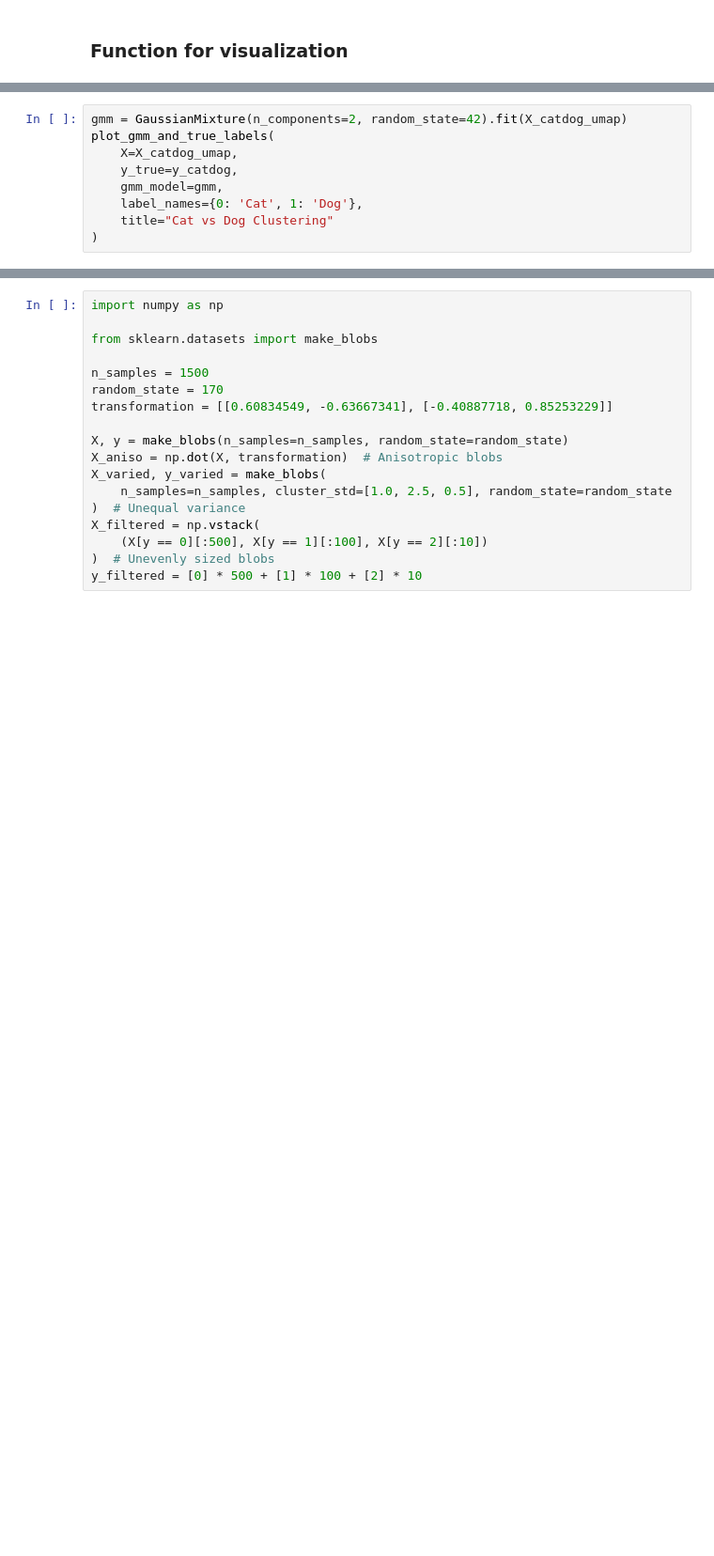
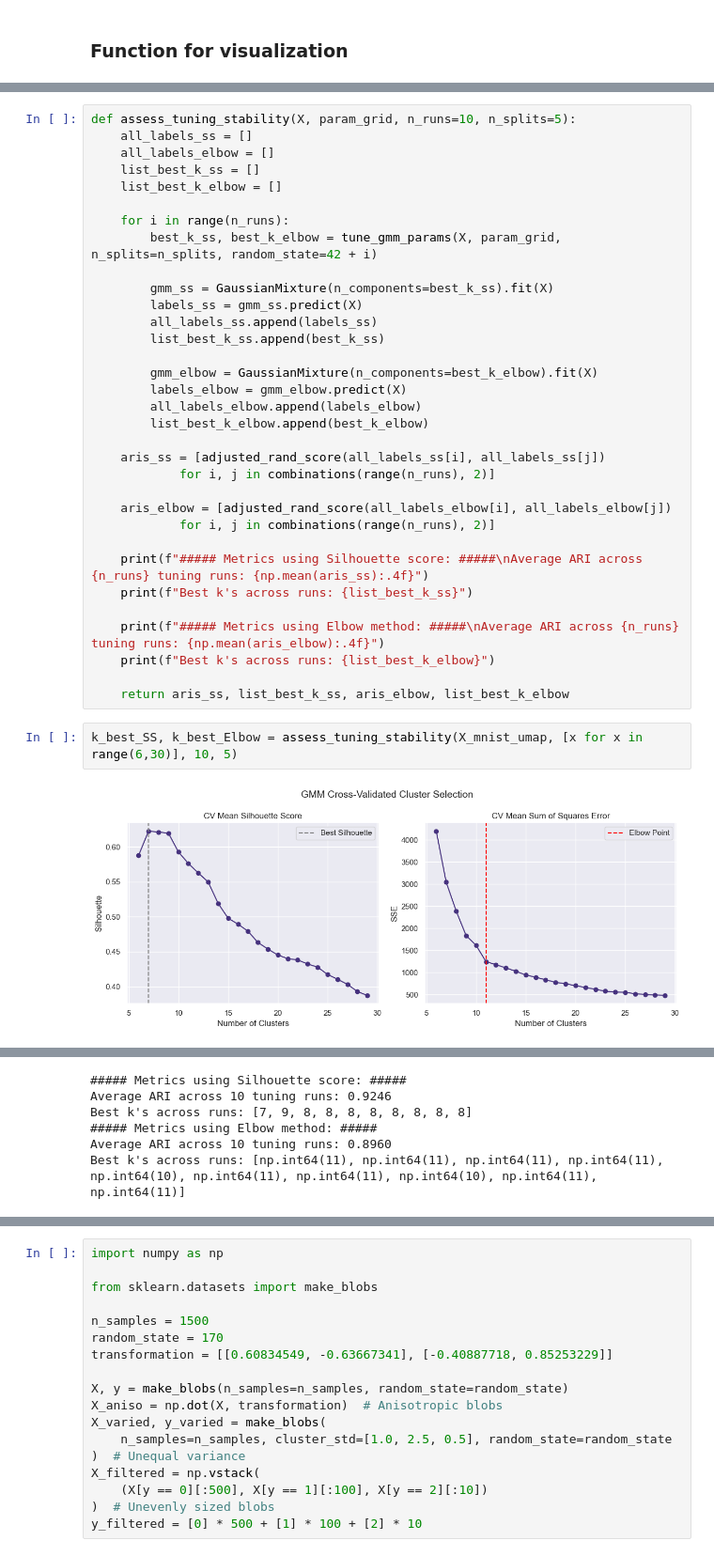
Before and after one commit to Max-Fredsdal/MVE441, a Jupyter notebook: project_3/project_3_GMM.ipynb, the cells around one changed output, grey strips where cells are left out. Shown at 94% size. Drawn from its saved outputs; the diff is of its cells as text; blank space fills up the shorter version.

```diff
--- a/project_3/project_3_GMM.ipynb
+++ b/project_3/project_3_GMM.ipynb
@@ -143,12 +146,3 @@ def plot_gmm_and_true_labels(X, y_true, gmm_model, label_names=None, title="GMM
     sns.despine()
     plt.tight_layout()
     plt.show()
-# %%
-gmm = GaussianMixture(n_components=2, random_state=42).fit(X_catdog_umap)
-plot_gmm_and_true_labels(
-    X=X_catdog_umap,
-    y_true=y_catdog,
-    gmm_model=gmm,
-    label_names={0: 'Cat', 1: 'Dog'},
-    title="Cat vs Dog Clustering"
-)
@@ -179,0 +228,37 @@ plt.show()
+# %%
+def assess_tuning_stability(X, param_grid, n_runs=10, n_splits=5):
+    all_labels_ss = []
+    all_labels_elbow = []
+    list_best_k_ss = []
+    list_best_k_elbow = []
+
+    for i in range(n_runs):
+        best_k_ss, best_k_elbow = tune_gmm_params(X, param_grid, n_splits=n_splits, random_state=42 + i)
+
+        gmm_ss = GaussianMixture(n_components=best_k_ss).fit(X)
+        labels_ss = gmm_ss.predict(X)
+        all_labels_ss.append(labels_ss)
+        list_best_k_ss.append(best_k_ss)
+
+        gmm_elbow = GaussianMixture(n_components=best_k_elbow).fit(X)
+        labels_elbow = gmm_elbow.predict(X)
+        all_labels_elbow.append(labels_elbow)
+        list_best_k_elbow.append(best_k_elbow)
+
+    aris_ss = [adjusted_rand_score(all_labels_ss[i], all_labels_ss[j])
+            for i, j in combinations(range(n_runs), 2)]
+
+    aris_elbow = [adjusted_rand_score(all_labels_elbow[i], all_labels_elbow[j])
+            for i, j in combinations(range(n_runs), 2)]
+
+    print(f"##### Metrics using Silhouette score: #####\nAverage ARI across {n_runs} tuning runs: {np.mean(aris_ss):.4f}")
+    print(f"Best k's across runs: {list_best_k_ss}")
+
+    print(f"##### Metrics using Elbow method: #####\nAverage ARI across {n_runs} tuning runs: {np.mean(aris_elbow):.4f}")
+    print(f"Best k's across runs: {list_best_k_elbow}")
+
+    return aris_ss, list_best_k_ss, aris_elbow, list_best_k_elbow
+# %%
+k_best_SS, k_best_Elbow = assess_tuning_stability(X_mnist_umap, [x for x in range(6,30)], 10, 5)
+# %% [output]
+[figure, added]
@@ -179,0 +274,6 @@ plt.show()
+##### Metrics using Silhouette score: #####
+Average ARI across 10 tuning runs: 0.9246
+Best k's across runs: [7, 9, 8, 8, 8, 8, 8, 8, 8, 8]
+##### Metrics using Elbow method: #####
+Average ARI across 10 tuning runs: 0.8960
+Best k's across runs: [np.int64(11), np.int64(11), np.int64(11), np.int64(11), np.int64(10), np.int64(11), np.int64(11), np.int64(10), np.int64(11), np.int64(11)]
```
Also changed, not shown: parts of 9 cells of this notebook.
